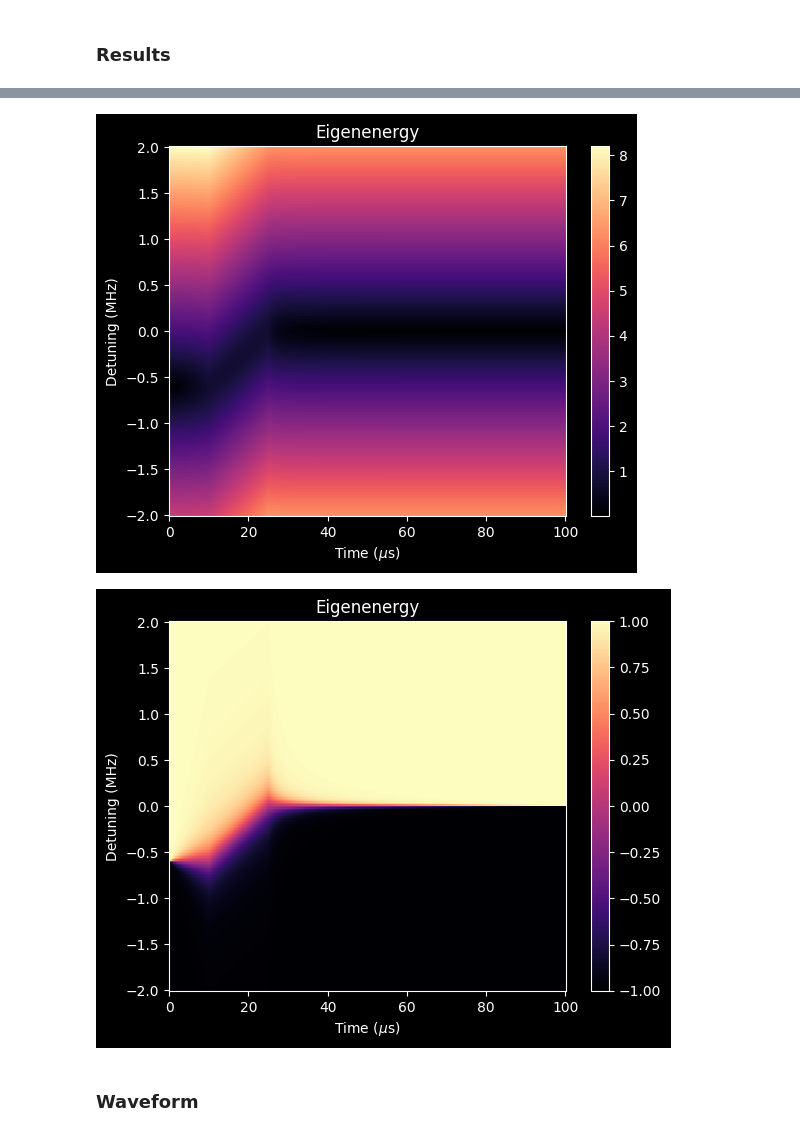
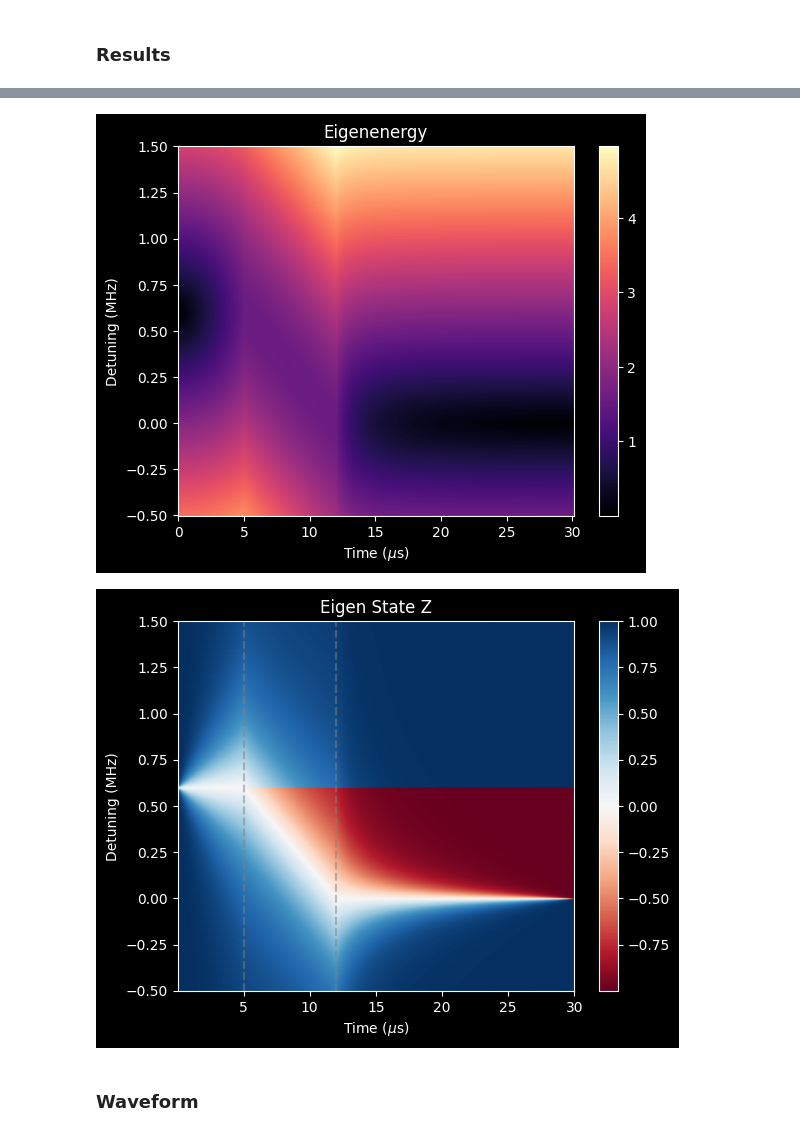
Before and after one commit to Slippery-Chickenz/qipQubitSimTools, a Jupyter notebook: examples/example.ipynb, the cells around one changed output, grey strips where cells are left out. Saved outputs shown, nothing was run; the diff lists cells and outputs as text; code cells hidden in the pictures.

Commit message:
Added hamiltonian eigenstate/eigen value results, measurement results, and updating probability results. Also redid a bit on how the larmor frequency parameter can be swept.

```diff
--- a/examples/example.ipynb
+++ b/examples/example.ipynb
@@ -126,34 +171,35 @@ print(np.shape(np.array(results["eigenenergies"])))
 # %%
 X, Y = np.meshgrid(times[0], detunings)
 pcolorm = plt.pcolormesh(X, Y, np.array(results["eigenenergies"])[:,:,1], shading="nearest", cmap="magma")
 plt.colorbar(pcolorm)
 plt.ylabel("Detuning (MHz)")
 plt.xlabel("Time ($\\mu$s)")
 plt.title("Eigenenergy")
 plt.show()
 
-eigenstates = np.zeros((len(detunings), 1000))
+eigenstates_z = np.zeros((len(detunings), len(times[0])))
 
+s = 0
 for i in range(len(detunings)):
-    for j in range(1000):
-        # eigenstates[i][j] = np.array(results["eigenstates"][i,j,0,:]).dot(np.conjugate(results["eigenstates"][i,j,0,:])).real
-        eigenstates[i][j] = np.conjugate(np.array(results["eigenstates"][i,j,0,:])).dot(np.array([[1, 0], [0, -1]]).dot(np.array(results["eigenstates"][i,j,0,:]))).real
-        #print(results["eigenstates"][i,j,0,:])
-        # eigenstates[i][j] = results["eigenstates"][i,j,0,0].real
-        #print(np.linalg.eigh(results["hamiltonians"][i,j,:,:]))
-        #print(i, j)
-        #print(results["eigenstates"][i,j,:,:])
+    if detunings[i] < -max_frequency:
+        s = 1
+    else:
+        s = 0
+    for k in range(len(times[0])):
+        eigenstates_z[i][k] = np.conjugate(np.array(results["eigenstates"][i,k,s,:])).dot(np.array([[1, 0], [0, -1]]).dot(np.array(results["eigenstates"][i,k,s,:]))).real
+
 
 X, Y = np.meshgrid(times[0], detunings)
-pcolorm = plt.pcolormesh(X, Y, eigenstates, shading="nearest", cmap="magma")
+pcolorm = plt.pcolormesh(X, Y, eigenstates_z, shading="gouraud", cmap="RdBu")
 plt.colorbar(pcolorm)
 plt.ylabel("Detuning (MHz)")
 plt.xlabel("Time ($\\mu$s)")
-plt.title("Eigenenergy")
+plt.vlines([rise_time, pulse_time - fall_time], -0.5, 1.5, ls = "--", color = "grey", alpha = 0.5)
+plt.title("Eigen State Z")
 plt.show()
 # %% [output]
-[figure, old version]
+[figure, new version]
-[figure, old version]
+[figure, new version]
 # %% [markdown]
 ###  Waveform
 # %%
```
Also changed, not shown: parts of 19 cells of this notebook, 28 other files.
